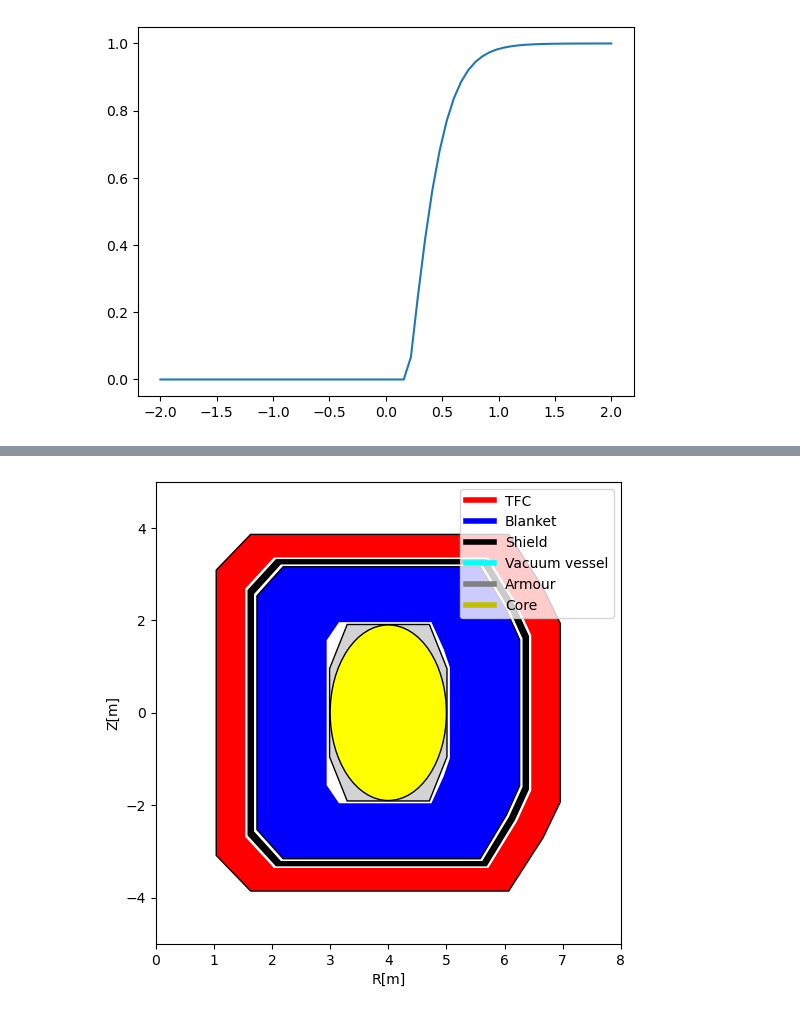
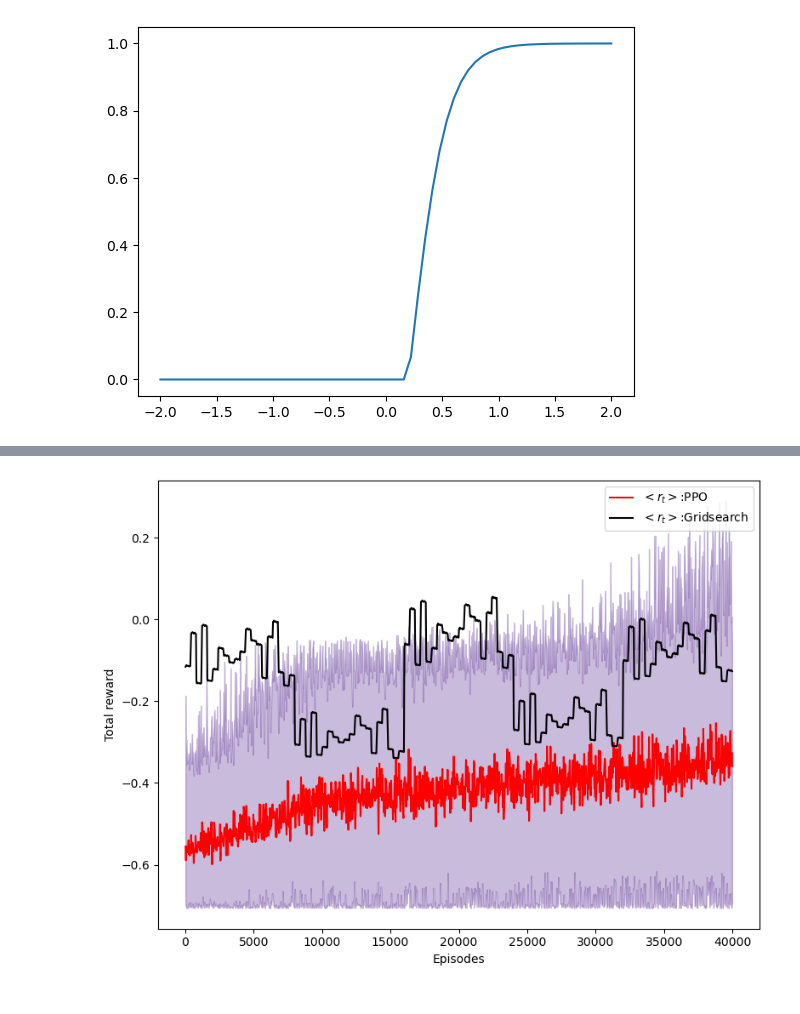
Before and after one commit to ZINZINBIN/RL-based-Reactor-Design-Optimization, a Jupyter notebook: analysis.ipynb, the cells around one changed output, grey strips where cells are left out. Drawn from its saved outputs; the diff is of its cells as text; code cells hidden in the pictures.

```diff
--- a/analysis.ipynb
+++ b/analysis.ipynb
@@ -575,17 +377,40 @@ ax = plot_design_poloidal(R,a,b,d_armour,d_blanket, d_coil, 0, 8, -5, 5)
-# %%
-from src.plot import plot_design_poloidal
-
-k = 1.9
-a = 1.0
-b = k*a
-R = 4.0
-d_armour = 0.01
-d_blanket = 1.2
-d_coil = 0.5
-d_shield = 0.1
-
-ax = plot_design_poloidal(
-    R,a,b,d_armour,d_blanket, d_coil, d_shield, 0, 8, -5, 5
-)
-# %% [output]
-[figure, removed]
+# %%
+import pickle
+import numpy as np
+
+with open("./results/params_search_gridsearch_solid.pkl", 'rb') as f:
+    gridsearch = pickle.load(f)
+
+with open("./results/params_search_PPO_solid.pkl", 'rb') as f:
+    ppo = pickle.load(f)
+# %%
+total_reward_ppo = ppo['reward']
+total_reward_gridserach = sorted(gridsearch['reward'])
+total_reward_gridserach = gridsearch['reward']
+
+episodes = np.array([i + 1 for i in range(len(total_reward_ppo))])
+# %%
+import matplotlib.pyplot as plt
+import os
+from src.utility import temperal_average
+
+temporal_length = 32
+
+x_mean, ppo_reward_mean, ppo_reward_lower, ppo_reward_upper = temperal_average(episodes, total_reward_ppo, temporal_length)
+_, gridsearch_reward_mean, _, _ = temperal_average(episodes, total_reward_gridserach, temporal_length)
+
+fig = plt.figure(figsize = (8,6))
+clr = plt.cm.Purples(0.9)
+
+plt.plot(x_mean, ppo_reward_mean, c = 'r', label = '$<r_t>$:PPO')
+plt.plot(x_mean, gridsearch_reward_mean, c = 'k', label = '$<r_t>$:Gridsearch')
+plt.fill_between(x_mean, ppo_reward_lower, ppo_reward_upper, alpha = 0.3, edgecolor = clr, facecolor = clr)
+
+plt.xlabel("Episodes")
+plt.ylabel("Total reward")
+plt.legend(loc = 'upper right')
+
+fig.tight_layout()
+plt.savefig(os.path.join("./results", "reward_comparsion.png"), facecolor = fig.get_facecolor(), edgecolor = 'none', transparent = False)
+# %% [output]
+[figure, added]
```
Also changed, not shown: parts of 1 cell of this notebook, 25 other files.
